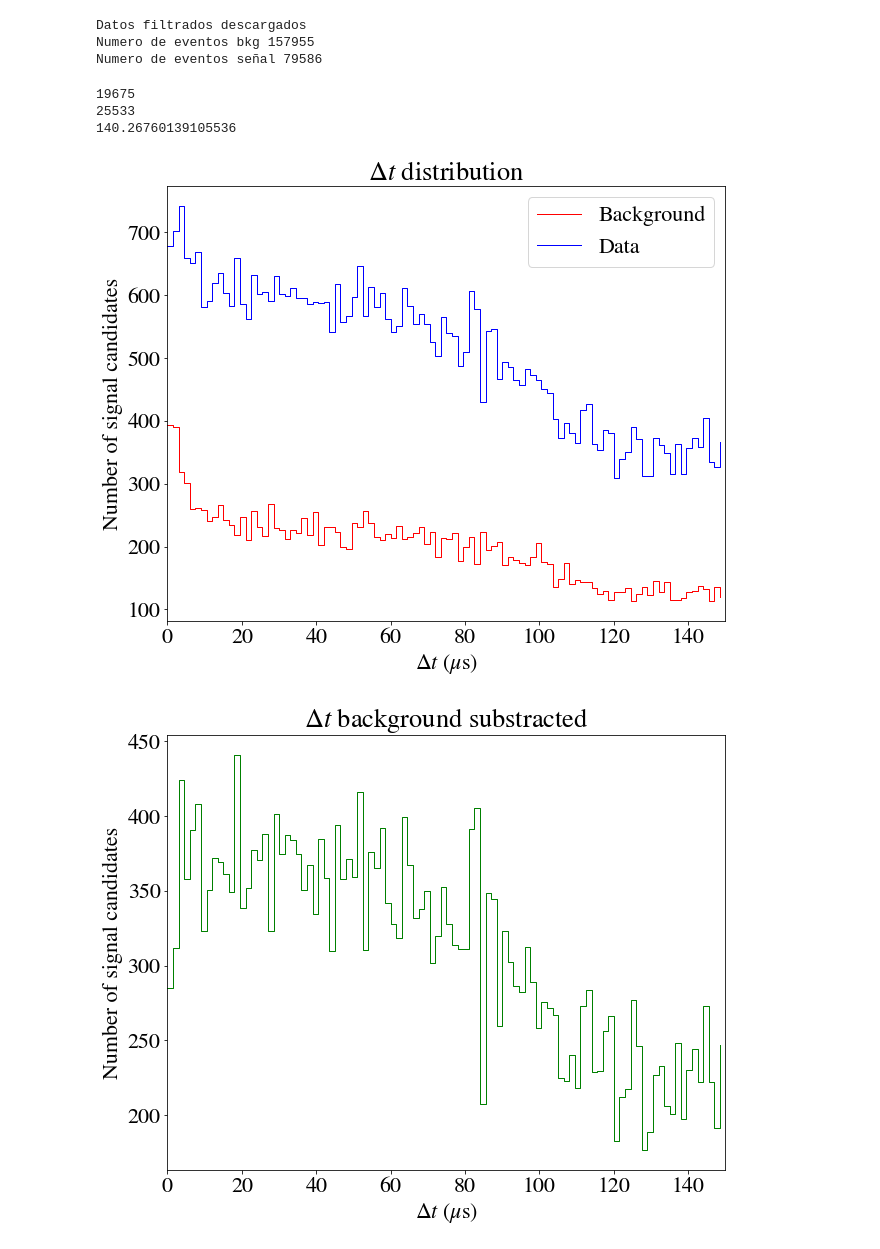
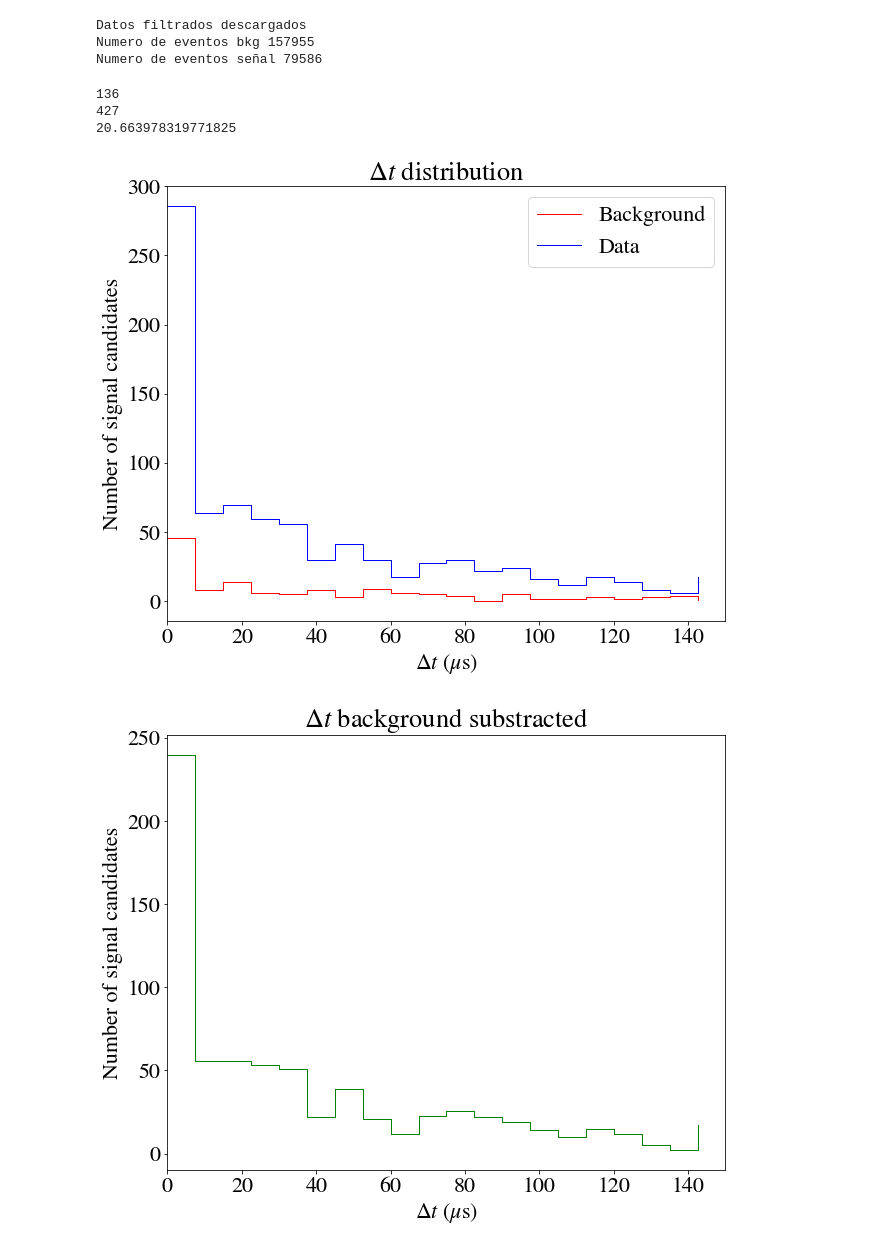
Before and after one commit to halmamol/WCTECoincidence_Analysis, a Jupyter notebook: Complete_analysis/jupyter_nb/Analysis_NeutronCandidates_nb.ipynb, the cells around one changed output. Saved outputs shown, nothing was run; the diff lists cells and outputs as text; code cells hidden in the pictures.

```diff
--- a/Complete_analysis/jupyter_nb/Analysis_NeutronCandidates_nb.ipynb
+++ b/Complete_analysis/jupyter_nb/Analysis_NeutronCandidates_nb.ipynb
@@ -32,8 +30,8 @@ N_events_sig = 79586
 # %%
-with open('Filtered_data/datos_filtrados.pkl', 'rb') as f:
+with open('../Filtered_data/datos_filtrados.pkl', 'rb') as f:
     valores_read, indices_read = pickle.load(f)
 
-with open('Filtered_data/datos_filtrados_sig.pkl', 'rb') as f:
+with open('../Filtered_data/datos_filtrados_sig.pkl', 'rb') as f:
     valores_read_sig, indices_read_sig = pickle.load(f)
 
 times_branch_filtered = functions_analysis.a_lista_de_arrays(valores_read, indices_read)
@@ -50,47 +48,47 @@ Datos filtrados descargados
 Numero de eventos bkg 157955
 Numero de eventos señal 79586
 # %%
-deltaT = functions_analysis.deltaT_calculation('/scratch/cgarcia_2002/Complete_analysis/Neutron_candidates/neutron_candidates_10-50_22-30.csv')
+deltaT = functions_analysis.deltaT_calculation('/scratch/cgarcia_2002/Complete_analysis/csv_saveData/Neutron_candidates/tRMS_Condition/neutron_candidates_100-300_22-30_100.csv')
 
-deltaT_sig = functions_analysis.deltaT_calculation('/scratch/cgarcia_2002/Complete_analysis/Neutron_candidates/neutron_candidates_sig_10-50_22-30.csv')
+deltaT_sig = functions_analysis.deltaT_calculation('/scratch/cgarcia_2002/Complete_analysis/csv_saveData/Neutron_candidates/tRMS_Condition/neutron_candidates_sig_100-300_22-30_100.csv')
 # %%
 print(len(deltaT))
 print(len(deltaT_sig))
-print(np.sqrt(19675))
+print(np.sqrt(len(deltaT_sig)))
 # %% [output]
-19675
-25533
-140.26760139105536
+136
+427
+20.663978319771825
 # %%
-hist, bins_edges = np.histogram(deltaT, bins=100, range=(0, 150000))
+hist, bins_edges = np.histogram(deltaT, bins=20, range=(0, 150000))
 hist_sig, _ = np.histogram(deltaT_sig, bins=bins_edges)
 
 in_value = 10000
 hist_filtered, bins_edges_filtered = np.histogram(deltaT, range=(in_value, 150000), bins=int((150000- in_value)/ 1000))
 hist_sig_filtered, _ = np.histogram(deltaT_sig, bins=bins_edges_filtered)
 
 plt.figure()
 plt.step(bins_edges[:-1], hist, where='post', linewidth=1, label='Background', color='red')
 plt.step(bins_edges[:-1], hist_sig*N_events/N_events_sig, where='post', linewidth=1, label='Data', color='blue')
 plt.xlabel(r'$\Delta t$ ($\mu$s)')
 plt.ylabel('Number of signal candidates')
 plt.title(r'$\Delta t$ distribution')
 plt.legend()
 plt.xlim(0, 150000)
 plt.gca().xaxis.set_major_formatter(ticker.FuncFormatter(lambda x, _: f'{x/1000:.0f}'))
 plt.savefig('/scratch/cgarcia_2002/Complete_analysis/Plots/DeltaT/DeltaT_Data.png', facecolor='white')
 
 plt.figure()
 plt.step(bins_edges[:-1], hist_sig*N_events/N_events_sig - hist, where='post', linewidth=1, color='green')
 plt.xlabel(r'$\Delta t$ ($\mu$s)')
 plt.ylabel('Number of signal candidates')
 plt.title(r'$\Delta t$ background substracted')
 plt.gca().xaxis.set_major_formatter(ticker.FuncFormatter(lambda x, _: f'{x/1000:.0f}'))
 plt.xlim(0, 150000)
 plt.show()
 # %% [output]
-[figure, old version]
+[figure, new version]
-[figure, old version]
+[figure, new version]
 # %%
 bin_centers = (bins_edges[:-1] + bins_edges[1:]) / 2  # calcular los centros de bin
 data = hist_sig*N_events/N_events_sig
```
Also changed, not shown: parts of 4 cells of this notebook, 8 other files.
